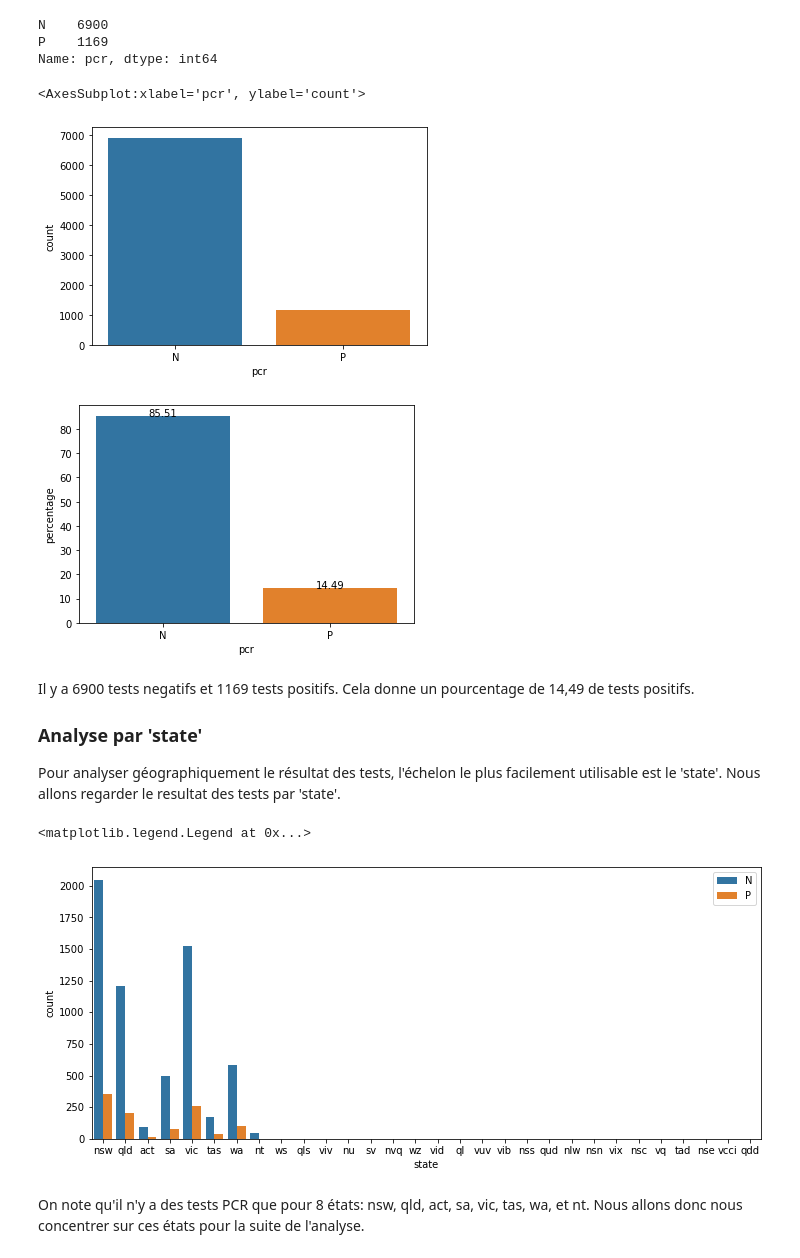
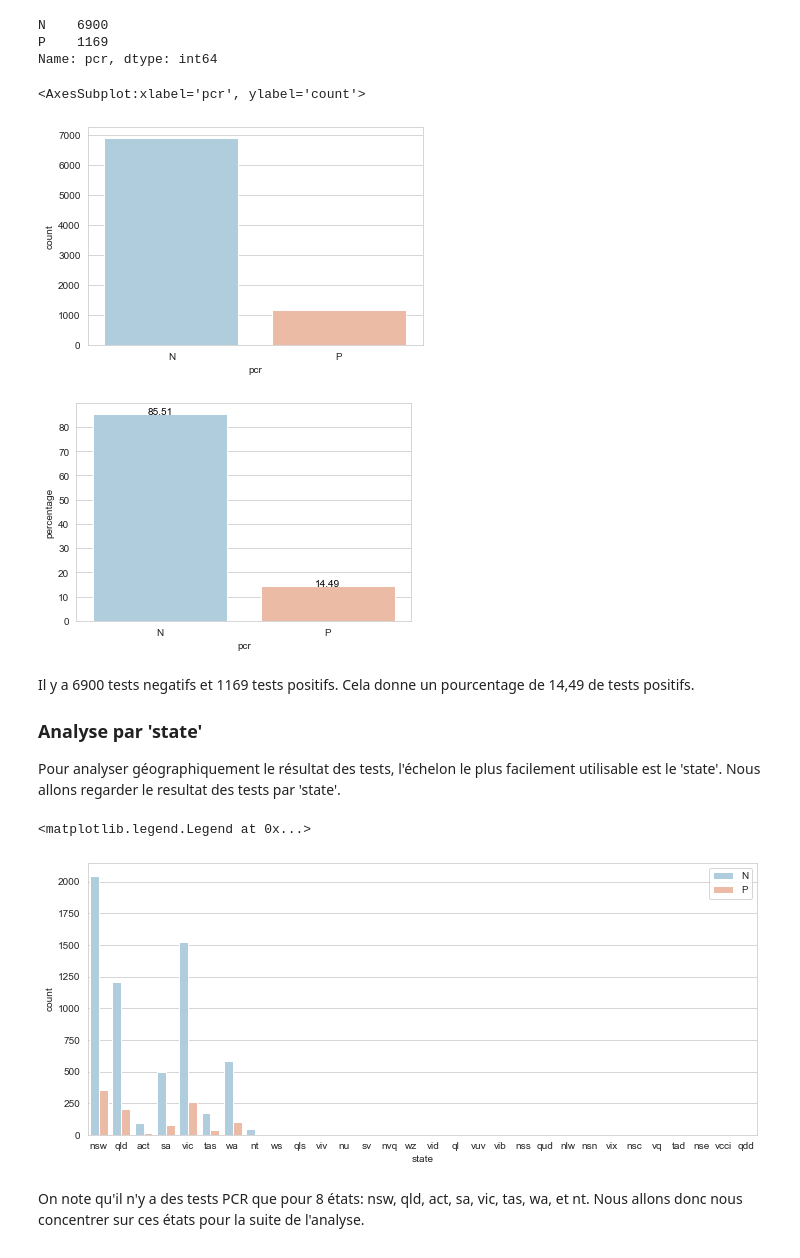
Before and after one commit to cjlise/inria, a Jupyter notebook: Analyse Exploratoire des données.ipynb, the cells around one changed output. Drawn from its saved outputs; the diff is of its cells as text; code cells hidden in the pictures.

```diff
--- a/Analyse Exploratoire des données.ipynb
+++ b/Analyse Exploratoire des données.ipynb
@@ -344,22 +292,23 @@ N    6900
 P    1169
 Name: pcr, dtype: int64
 # %%
-sns.countplot(x = 'pcr', data = df_tested)
+sns.set_style('whitegrid')
+sns.countplot(x = 'pcr', data = df_tested, palette='RdBu_r')
 # %% [output]
 <AxesSubplot:xlabel='pcr', ylabel='count'>
-[figure, old version]
+[figure, new version]
 # %%
 
 groupedvalues=df_tested.groupby('pcr')['patient_id'].count().rename('percentage').reset_index()
 groupedvalues['percentage'] = groupedvalues['percentage'] * 100.0 / len(df_tested)
-g=sns.barplot(x='pcr',y='percentage',data=groupedvalues)
+g=sns.barplot(x='pcr',y='percentage',data=groupedvalues, palette='RdBu_r')
 
 for index, row in groupedvalues.iterrows():
     g.text(row.name,row.percentage, round(row.percentage,2), color='black', ha="center")
 
 #plt.show()
 # %% [output]
-[figure, old version]
+[figure, new version]
 # %% [markdown]
 Il y a 6900 tests negatifs et 1169 tests positifs. Cela donne un pourcentage de 14,49 de tests positifs.
 
@@ -367,11 +316,11 @@ Il y a 6900 tests negatifs et 1169 tests positifs. Cela donne un pourcentage de
 Pour analyser géographiquement le résultat des tests, l'échelon le plus facilement utilisable est le 'state'. Nous allons regarder le resultat des tests par 'state'.
 # %%
 plt.figure(figsize = (12,5))
-ax = sns.countplot(x = 'state', hue = 'pcr', data = df_tested)
+ax = sns.countplot(x = 'state', hue = 'pcr', data = df_tested, palette='RdBu_r')
 ax.legend(loc='upper right')
 # %% [output]
 <matplotlib.legend.Legend at 0x...>
-[figure, old version]
+[figure, new version]
 # %% [markdown]
 On note qu'il n'y a des tests PCR que pour 8 états: nsw, qld, act, sa, vic, tas, wa, et nt.
 Nous allons donc nous concentrer sur ces états pour la suite de l'analyse.
```
Also changed, not shown: parts of 33 cells of this notebook, 4 other files.
